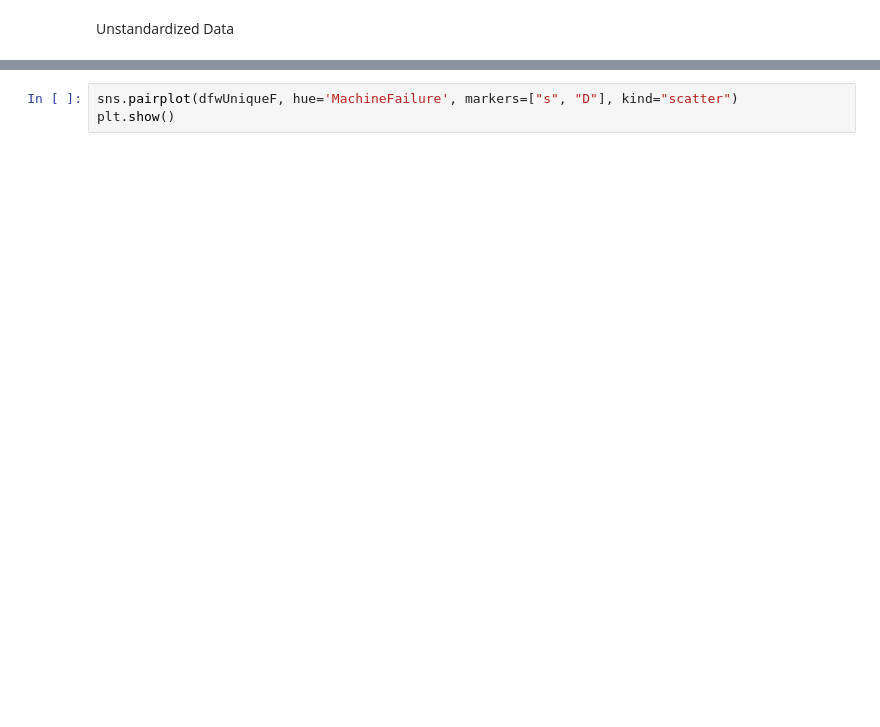
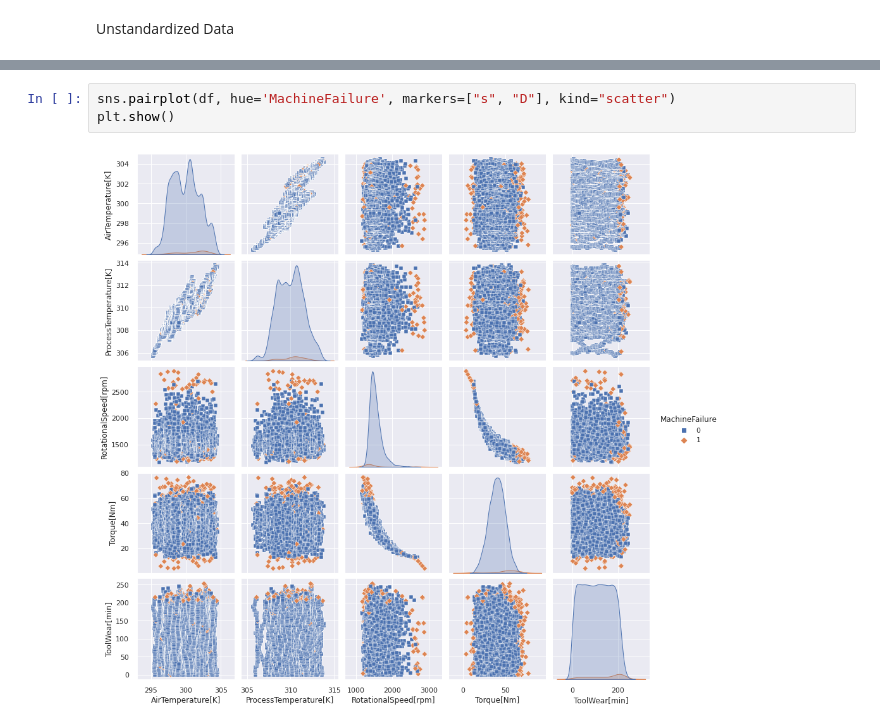
Before and after one commit to GursimarSaini/INSE6310Project, a Jupyter notebook: PredictiveMaintenance.ipynb, the cells around one changed output, grey strips where cells are left out. Drawn from its saved outputs; the diff is of its cells as text; blank space fills up the shorter version.

```diff
--- a/PredictiveMaintenance.ipynb
+++ b/PredictiveMaintenance.ipynb
@@ -178,3 +373,5 @@ sns.boxplot(data=X)
 # %%
-sns.pairplot(dfwUniqueF, hue='MachineFailure', markers=["s", "D"], kind="scatter")
+sns.pairplot(df, hue='MachineFailure', markers=["s", "D"], kind="scatter")
 plt.show()
+# %% [output]
+[figure, added]
```
Also changed, not shown: parts of 48 cells of this notebook.
